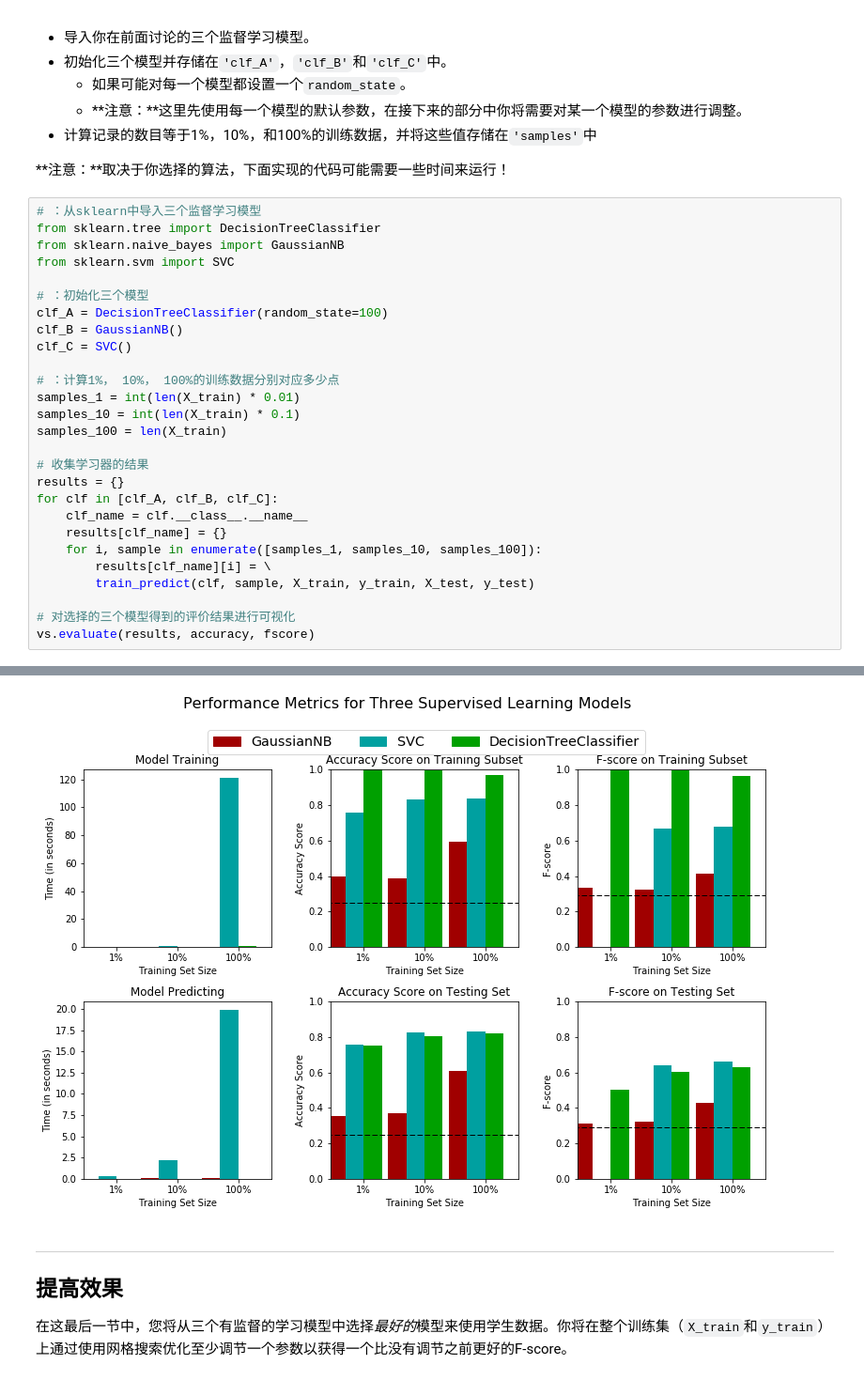
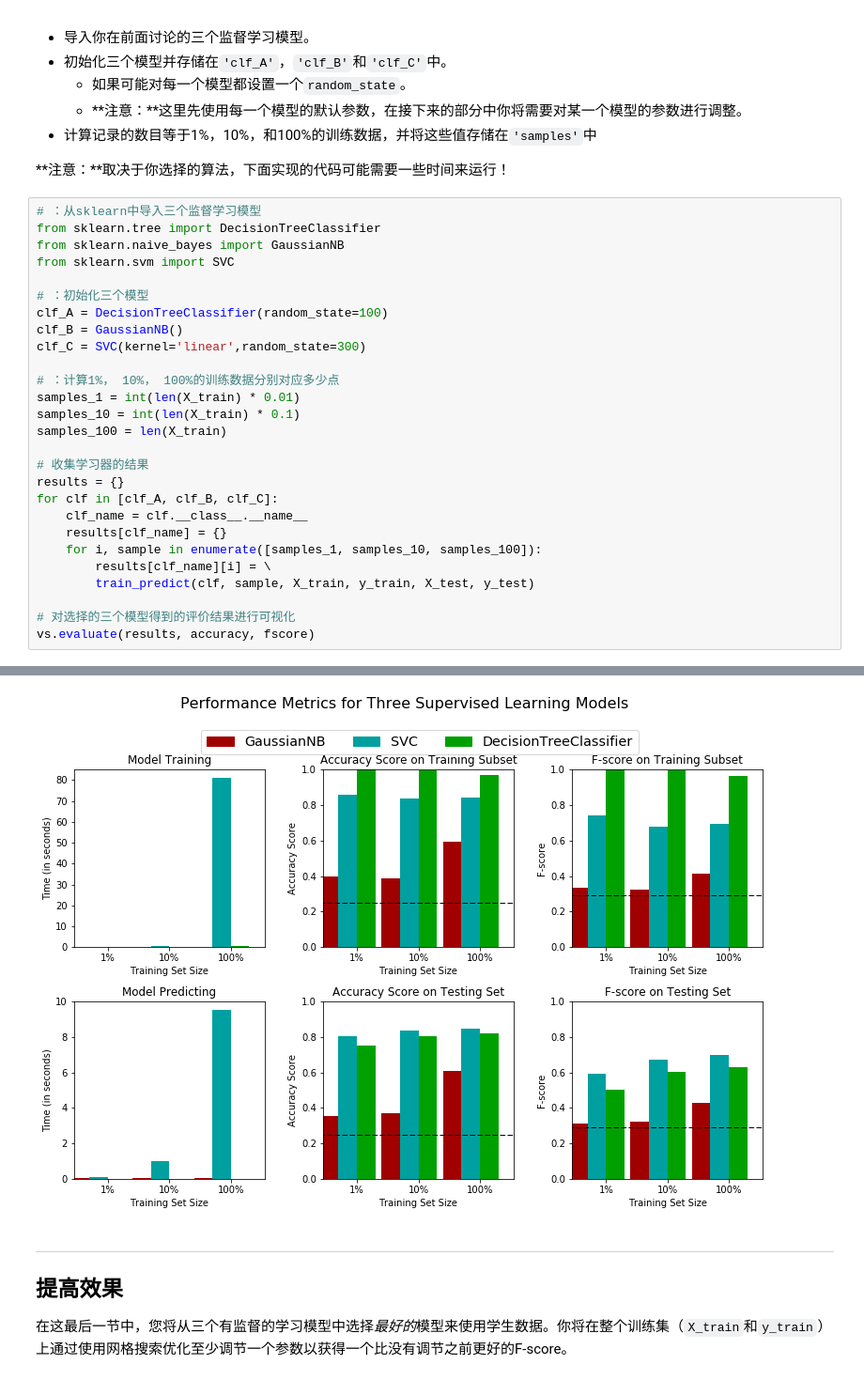
Before and after one commit to jtang145/machine-learning-courses, a Jupyter notebook: finding_donors/finding_donors.ipynb, the cells around one changed output, grey strips where cells are left out. Shown at 94% size. Cells and saved outputs as stored; diff of their text form.

```diff
--- a/finding_donors/finding_donors.ipynb
+++ b/finding_donors/finding_donors.ipynb
@@ -319,7 +323,7 @@ from sklearn.svm import SVC
 # ：初始化三个模型
 clf_A = DecisionTreeClassifier(random_state=100)
 clf_B = GaussianNB()
-clf_C = SVC()
+clf_C = SVC(kernel='linear',random_state=300)
 
 # ：计算1%， 10%， 100%的训练数据分别对应多少点
 samples_1 = int(len(X_train) * 0.01)
@@ -350,4 +354,4 @@ SVC trained on 36177 samples, train for 120.908915997, predict for 19.8784990311
-[figure, old version]
+[figure, new version]
 # %% [markdown]
 ----
 ## 提高效果
```
Also changed, not shown: parts of 5 cells of this notebook, 1 other file.
